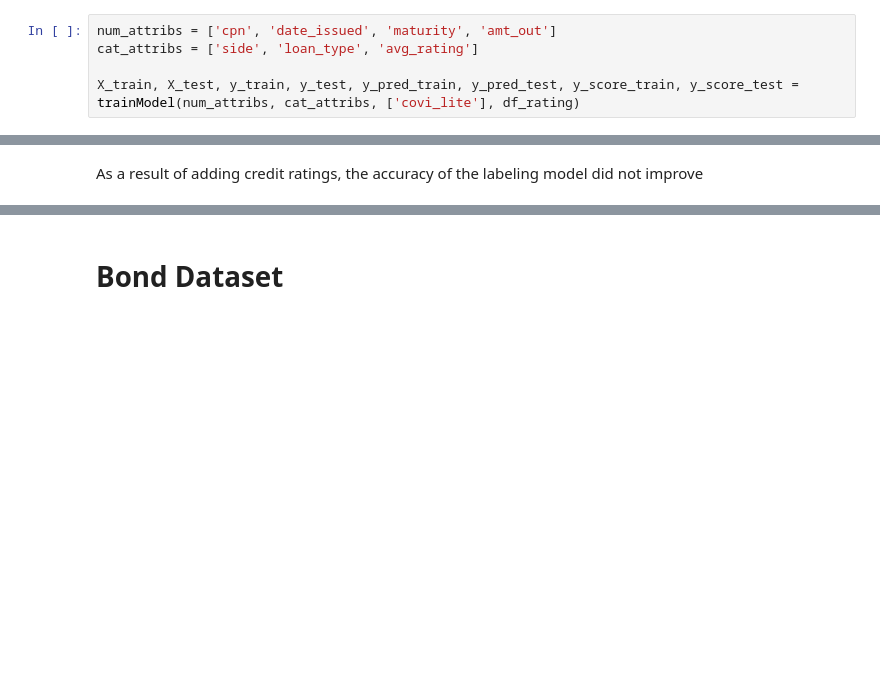
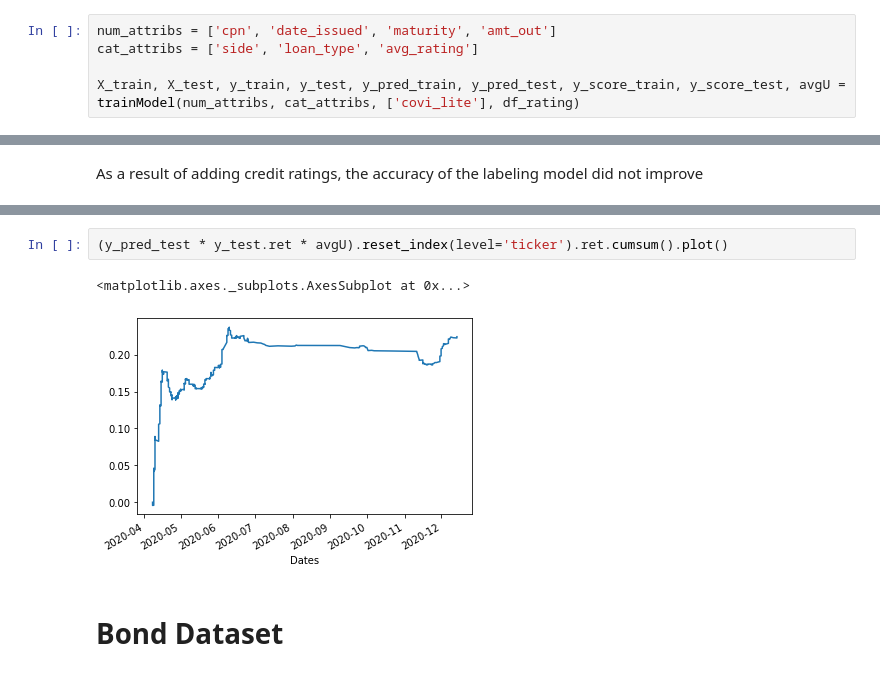
Before and after one commit to ivoytov/manhattan, a Jupyter notebook: momentum_research.ipynb, the cells around one changed output, grey strips where cells are left out. Saved outputs shown, nothing was run; the diff lists cells and outputs as text; blank space fills up the shorter version.

```diff
--- a/momentum_research.ipynb
+++ b/momentum_research.ipynb
@@ -647,6 +660,6 @@ df_rating
 num_attribs = ['cpn', 'date_issued', 'maturity', 'amt_out']
 cat_attribs = ['side', 'loan_type', 'avg_rating']
 
-X_train, X_test, y_train, y_test, y_pred_train, y_pred_test, y_score_train, y_score_test = trainModel(num_attribs, cat_attribs, ['covi_lite'], df_rating)
+X_train, X_test, y_train, y_test, y_pred_train, y_pred_test, y_score_train, y_score_test, avgU = trainModel(num_attribs, cat_attribs, ['covi_lite'], df_rating)
 # %% [output]
 average feature uniqueness: 0.13939385904878573
@@ -670,3 +683,8 @@ Precision: 0.51, Recall: 0.82, Area under curve: 0.52
+# %%
+(y_pred_test * y_test.ret * avgU).reset_index(level='ticker').ret.cumsum().plot()
+# %% [output]
+<matplotlib.axes._subplots.AxesSubplot at 0x...>
+[figure, added]
 # %% [markdown]
 # Bond Dataset
 # %%
```
Also changed, not shown: parts of 25 cells of this notebook.
